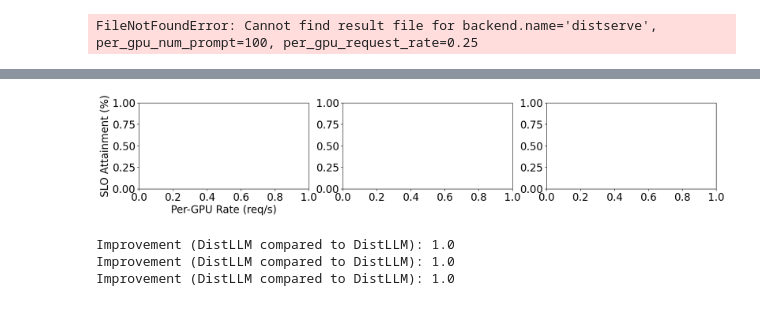
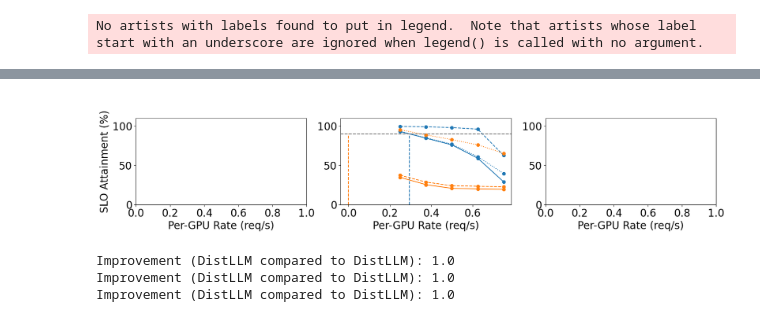
Before and after one commit to LLMServe/DistServe, a Jupyter notebook: distserve/evaluation/2-benchmark-serving/plot.ipynb, the cells around one changed output, grey strips where cells are left out. Drawn from its saved outputs; the diff is of its cells as text; code cells hidden in the pictures.

Commit message:
Update plotting script

```diff
--- a/distserve/evaluation/2-benchmark-serving/plot.ipynb
+++ b/distserve/evaluation/2-benchmark-serving/plot.ipynb
@@ -59,7 +59,7 @@ def find_intersection(
             inter_x = (target_y-y0) * (x1-x0) / (y1-y0) + x0
             return (inter_x, target_y)
     print(f"WARNING: Intersection point not found! xs: {xs}, ys: {ys}, target_y: {target_y}")
-    return (1e-9, target_y)
+    return (xs[0], target_y)
 
 def draw_attainment_rate_plot(
     ax: plt.Axes,
@@ -100,21 +100,3 @@ def draw_attainment_rate_plot(
                 print(f"Improvement ({backends[0].label} compared to {backend.label}): {first_inter_x/inter_x}")
 
     ax.set_ylim(0, 110)
-# %%
-plt.rcParams.update({'font.size': 10})
-fig, ax = plt.subplots(figsize=(8, 4))
-draw_attainment_rate_plot(
-    ax,
-    "opt-13b-sharegpt",
-    [(100, 1), (100, 1.5), (100, 2), (100, 2.5), (100, 3)],
-    [
-        Backend("distserve-sim-c21d11", "c21d11", "C0", 3),
-        Backend("distserve-sim-c21d21", "c21d21", "C1", 4),
-        Backend("distserve-sim-c21d12", "c21d12", "C2", 4),
-        Backend("distserve-sim-c41d11", "c41d11", "C3", 5),
-    ],
-    0.2,
-    0.1,
-)
-ax.legend()
-plt.show()
@@ -129,8 +109,9 @@ def plot_fig8_upper():
         "opt-13b-sharegpt",
         [(100, 0.25), (100, 0.5), (100, 1), (100, 1.5), (100, 2), (100, 2.5), (100, 3)],
         [
-            Backend("distserve", SYSNAME, "C0", 3),
-            Backend("vllm", "vLLM", "C1", 1)
+            # Backend("distserve", SYSNAME, "C0", 3),
+            # Backend("vllm", "vLLM", "C1", 1),
+            # Backend("deepspeed", "DeepSpeed", "C2", 1)
         ],
         0.25,
         0.1,
@@ -142,10 +123,13 @@ def plot_fig8_upper():
     draw_attainment_rate_plot(
         axs[1],
         "opt-66b-sharegpt",
-        [(25, 0.0625), (25, 0.125), (25, 0.25), (25, 0.375), (25, 0.5), (25, 0.625), (25, 0.75)],
+        # [(25, 0.0625), (25, 0.125), (25, 0.25), (25, 0.375), (25, 0.5), (25, 0.625), (25, 0.75)],
+        [(25, 0.25), (25, 0.375), (25, 0.5), (25, 0.625), (25, 0.75)],
         [
-            Backend("distserve", SYSNAME, "C0", 8),
-            Backend("vllm", "vLLM", "C1", 4)
+            # Backend("distserve", SYSNAME, "C0", 8),
+            # Backend("vllm", "vLLM", "C1", 4)
+            Backend("distserve-sim-c41d22", SYSNAME, "C0", 8),
+            Backend("distserve-sim-c41d21", SYSNAME, "C1", 6),
         ],
         0.4,
         0.1,
@@ -156,8 +140,8 @@ def plot_fig8_upper():
         "opt-175b-sharegpt",
         [(25, 0.03125), (25, 0.0625), (25, 0.09375), (25, 0.125), (25, 0.15625), (25, 0.1875), (25, 0.21875), (25, 0.25), (25, 0.28125), (25, 0.3125)],
         [
-            Backend("distserve", SYSNAME, "C0", 21),
-            Backend("vllm", "vLLM", "C1", 8)
+            # Backend("distserve", SYSNAME, "C0", 21),
+            # Backend("vllm", "vLLM", "C1", 8)
         ],
         4.0,
         0.2,
@@ -167,4 +151,4 @@ def plot_fig8_upper():
 
 plot_fig8_upper()
 # %% [output]
-FileNotFoundError: Cannot find result file for backend.name='distserve', per_gpu_num_prompt=100, per_gpu_request_rate=0.25
+No artists with labels found to put in legend.  Note that artists whose label start with an underscore are ignored when legend() is called with no argument.
@@ -171,4 +157,4 @@ FileNotFoundError: Cannot find result file for backend.name='distserve', per_gpu
-[figure, old version]
+[figure, new version]
 # %%
 def draw_slo_scale_plot(
     ax: plt.Axes,
```
Also changed, not shown: parts of 5 cells of this notebook.
